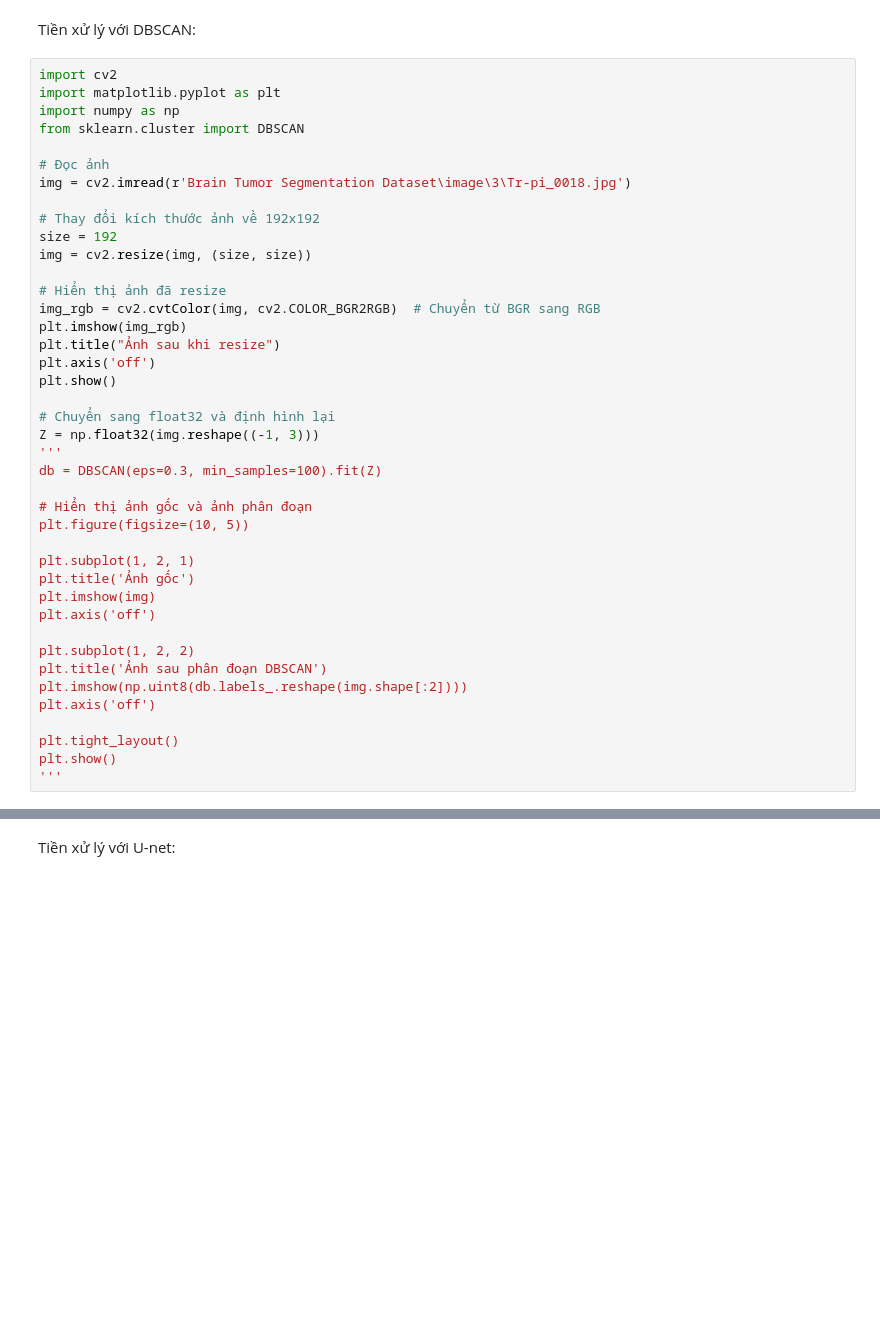
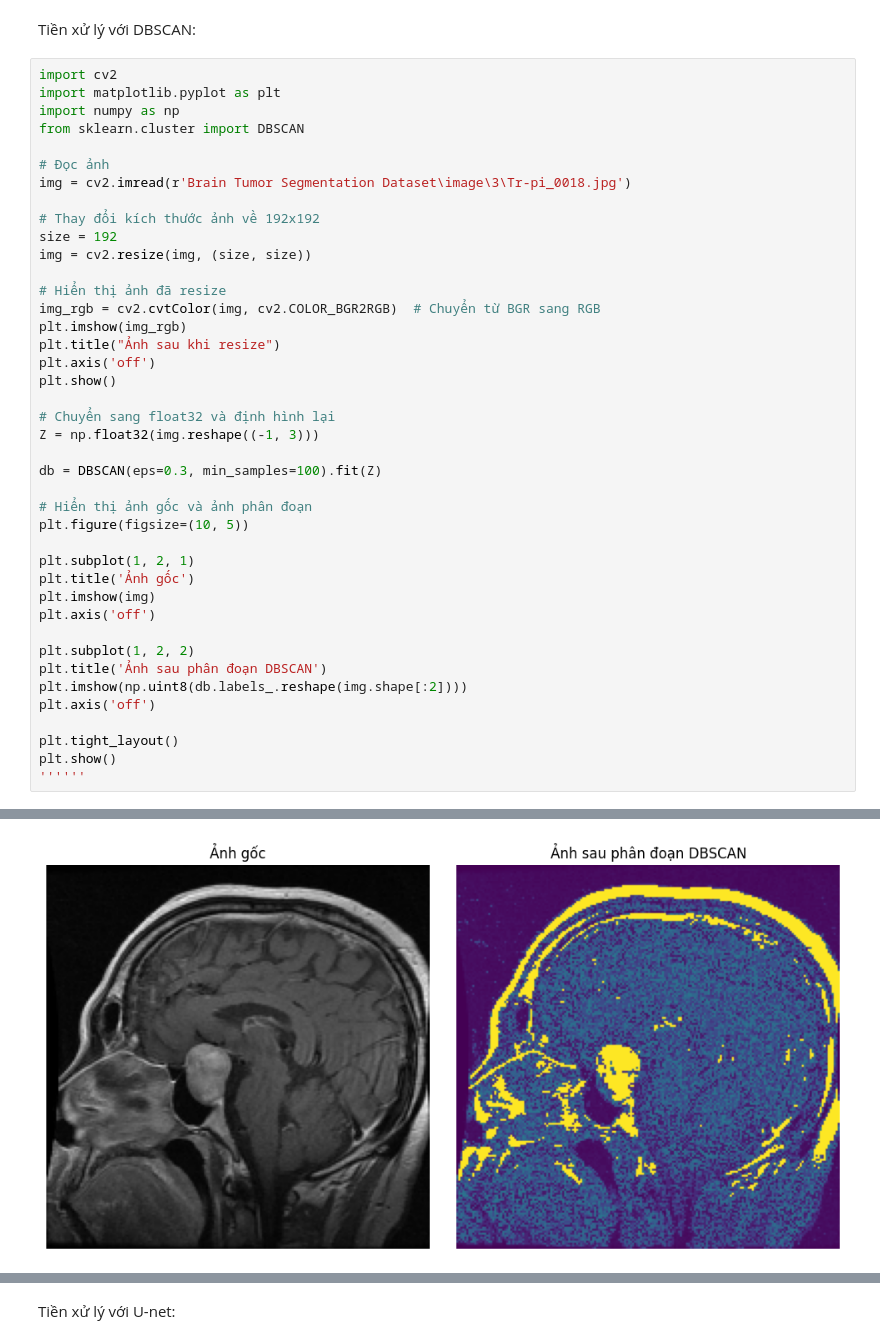
Before and after one commit to Trung381/KPDL, a Jupyter notebook: preprocess.ipynb, the cells around one changed output, grey strips where cells are left out. Cells and saved outputs as stored; diff of their text form; blank space fills up the shorter version.

```diff
--- a/preprocess.ipynb
+++ b/preprocess.ipynb
@@ -14,32 +14,33 @@ size = 192
 img = cv2.resize(img, (size, size))
 
 # Hiển thị ảnh đã resize
 img_rgb = cv2.cvtColor(img, cv2.COLOR_BGR2RGB)  # Chuyển từ BGR sang RGB
 plt.imshow(img_rgb)
 plt.title("Ảnh sau khi resize")
 plt.axis('off')
 plt.show()
 
 # Chuyển sang float32 và định hình lại
 Z = np.float32(img.reshape((-1, 3)))
-'''
+
 db = DBSCAN(eps=0.3, min_samples=100).fit(Z)
 
 # Hiển thị ảnh gốc và ảnh phân đoạn
 plt.figure(figsize=(10, 5))
 
 plt.subplot(1, 2, 1)
 plt.title('Ảnh gốc')
 plt.imshow(img)
 plt.axis('off')
 
 plt.subplot(1, 2, 2)
 plt.title('Ảnh sau phân đoạn DBSCAN')
 plt.imshow(np.uint8(db.labels_.reshape(img.shape[:2])))
 plt.axis('off')
 
 plt.tight_layout()
 plt.show()
-'''
+''''''
 # %% [output]
 [figure]
+[figure, added]
```
Also changed, not shown: parts of 1 cell of this notebook, 1 other file.
